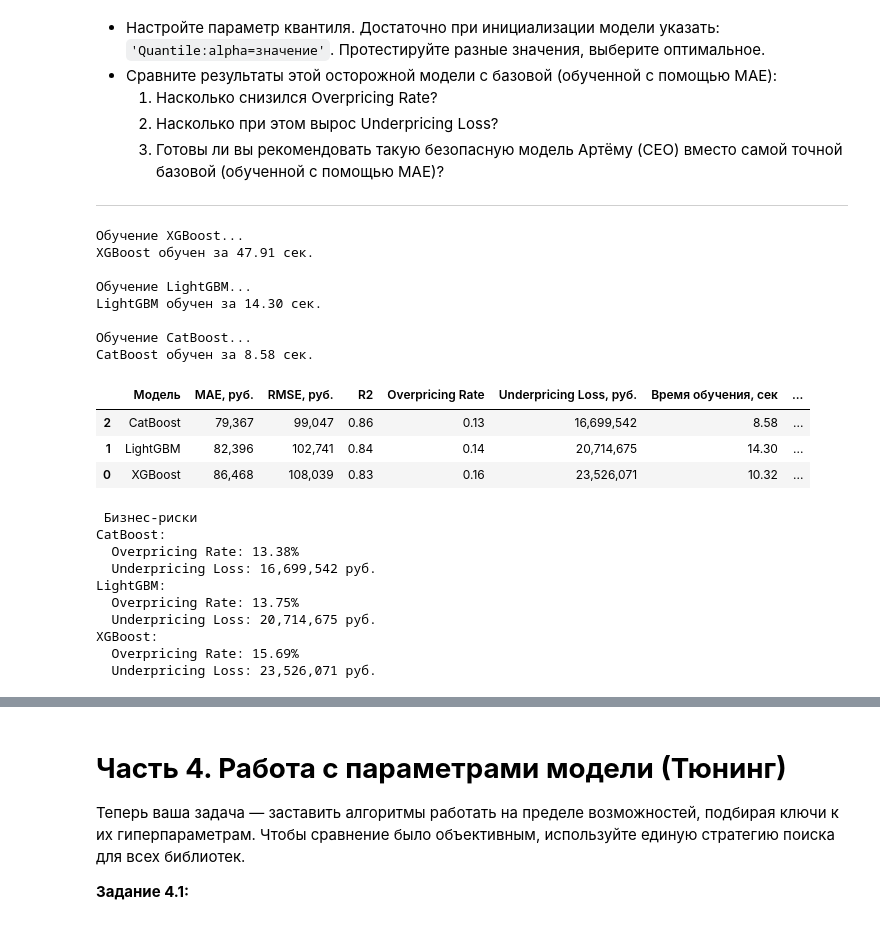
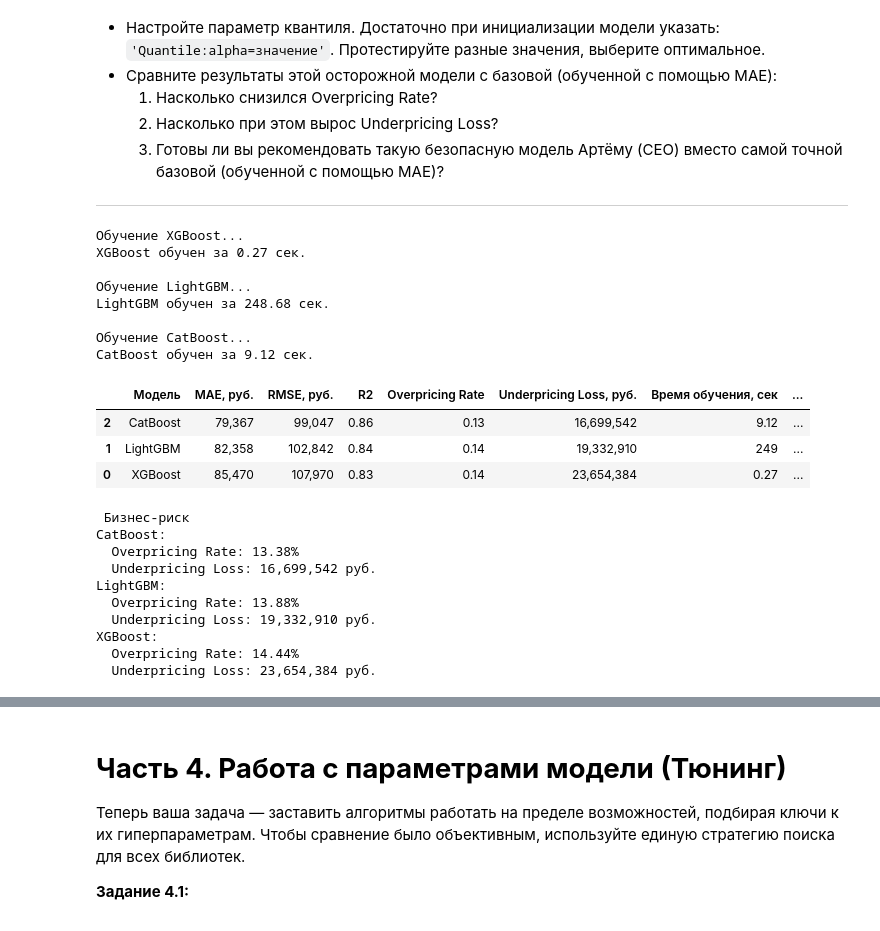
Before and after one commit to MllII/balance-auto-ml-evaluation, a Jupyter notebook: balance-auto-ml-evaluation.ipynb, the cells around one changed output, grey strips where cells are left out. Drawn from its saved outputs; the diff is of its cells as text; code cells hidden in the pictures.

```diff
--- a/balance-auto-ml-evaluation.ipynb
+++ b/balance-auto-ml-evaluation.ipynb
@@ -413,26 +807,28 @@ Underpricing Loss: 136,440,437 руб.
 
 ---
 # %%
+# Обучение моделей (Базовый турнир)
 # Словарь для сохранения результатов базовых моделей
 baseline_results = {}
 
 # 1. Обучение XGBoost
 print("Обучение XGBoost...")
 model_xgb = xgb.XGBRegressor(
-    objective='reg:pseudohubererror', # Гладкое приближение MAE для XGBoost
+    objective='reg:absoluteerror', # Чистый MAE (как требует ревьюер)
+    enable_categorical=True,       # Поддержка нативных категорий
+    tree_method='hist',            # Обязательно для нативных категорий
     random_state=RANDOM_SEED,
     n_jobs=-1
 )
 
 start_time = time.time()
-model_xgb.fit(X_train_ohe, y_train)
+model_xgb.fit(X_train_native, y_train)
 xgb_train_time = time.time() - start_time
 
 start_time = time.time()
-preds_xgb = model_xgb.predict(X_val_ohe)
+preds_xgb = model_xgb.predict(X_val_native)
 xgb_pred_time = time.time() - start_time
 
-# Сохраняем результаты
 baseline_results['XGBoost'] = {
     'preds': preds_xgb,
     'train_time': xgb_train_time,
@@ -451,11 +847,11 @@ model_lgb = lgb.LGBMRegressor(
 )
 
 start_time = time.time()
-model_lgb.fit(X_train_ohe, y_train)
+model_lgb.fit(X_train_native, y_train)
 lgb_train_time = time.time() - start_time
 
 start_time = time.time()
-preds_lgb = model_lgb.predict(X_val_ohe)
+preds_lgb = model_lgb.predict(X_val_native)
 lgb_pred_time = time.time() - start_time
 
 baseline_results['LightGBM'] = {
@@ -468,14 +864,13 @@ print(f"LightGBM обучен за {lgb_train_time:.2f} сек.\n")
 
 # 3. Обучение CatBoost
 print("Обучение CatBoost...")
-# Находим индексы категориальных признаков для CatBoost
 cat_features_idx = [X_train_cb.columns.get_loc(col) for col in cat_features]
 
 model_cb = CatBoostRegressor(
     loss_function='MAE',
     random_seed=RANDOM_SEED,
-    verbose=0, # Отключаем длинный вывод
-    cat_features=cat_features_idx # Передаем категориальные признаки
+    verbose=0,
+    cat_features=cat_features_idx
 )
 
 start_time = time.time()
@@ -494,15 +889,16 @@ baseline_results['CatBoost'] = {
 print(f"CatBoost обучен за {cb_train_time:.2f} сек.\n")
 # %% [output]
 Обучение XGBoost...
-XGBoost обучен за 47.91 сек.
+XGBoost обучен за 0.27 сек.
 
 Обучение LightGBM...
-LightGBM обучен за 14.30 сек.
+LightGBM обучен за 248.68 сек.
 
 Обучение CatBoost...
-CatBoost обучен за 8.58 сек.
+CatBoost обучен за 9.12 сек.
 # %%
-# 4. Функция для расчета всех метрик
+# Расчет метрик и сборка таблицы
+# Функция для расчета всех метрик (используем ту, что создали ранее)
 def evaluate_model(name, y_true, y_pred, train_time, pred_time):
     mae = mean_absolute_error(y_true, y_pred)
     rmse = np.sqrt(mean_squared_error(y_true, y_pred))
@@ -515,59 +911,47 @@ def evaluate_model(name, y_true, y_pred, train_time, pred_time):
         'MAE, руб.': mae,
         'RMSE, руб.': rmse,
         'R2': r2,
         'Overpricing Rate': over_rate,
         'Underpricing Loss, руб.': under_loss,
         'Время обучения, сек': train_time,
         'Время предсказания, сек': pred_time
     }
 
-# Собираем результаты
+# Собираем результаты заново (как требует ревьюер)
 results_list = []
-
 for model_name, data in baseline_results.items():
-    # Для XGBoost и LightGBM использовалась матрица OHE, для CatBoost — оригинальная
-    if model_name == 'CatBoost':
-        y_true = y_val
-    else:
-        y_true = y_val
-
     results_list.append(evaluate_model(
         model_name,
-        y_true,
+        y_val,
         data['preds'],
         data['train_time'],
         data['pred_time']
     ))
 
-# Создаем DataFrame и настраиваем форматирование
+# Создаем DataFrame и форматируем
 df_results = pd.DataFrame(results_list)
-
-# Применяем форматирование для красивого вывода
 pd.set_option('display.float_format', lambda x: f'{x:,.2f}' if abs(x) < 100 else f'{x:,.0f}')
-
-# Сортируем по MAE (от лучшего к худшему)
 df_results = df_results.sort_values(by='MAE, руб.')
 
 display(df_results)
 
-# Дополнительный вывод бизнес-метрик в процентах для наглядности
-print("\n Бизнес-риски ")
+print("\n Бизнес-риск")
 for index, row in df_results.iterrows():
     print(f"{row['Модель']}:")
     print(f"  Overpricing Rate: {row['Overpricing Rate']*100:.2f}%")
     print(f"  Underpricing Loss: {row['Underpricing Loss, руб.']:,.0f} руб.")
 # %% [output]
 |  | Модель | MAE, руб. | RMSE, руб. | R2 | Overpricing Rate | Underpricing Loss, руб. | Время обучения, сек | ... |
-| 2 | CatBoost | 79,367 | 99,047 | 0.86 | 0.13 | 16,699,542 | 8.58 | ... |
-| 1 | LightGBM | 82,396 | 102,741 | 0.84 | 0.14 | 20,714,675 | 14.30 | ... |
-| 0 | XGBoost | 86,468 | 108,039 | 0.83 | 0.16 | 23,526,071 | 10.32 | ... |
+| 2 | CatBoost | 79,367 | 99,047 | 0.86 | 0.13 | 16,699,542 | 9.12 | ... |
+| 1 | LightGBM | 82,358 | 102,842 | 0.84 | 0.14 | 19,332,910 | 249 | ... |
+| 0 | XGBoost | 85,470 | 107,970 | 0.83 | 0.14 | 23,654,384 | 0.27 | ... |
- Бизнес-риски
+ Бизнес-риск
 CatBoost:
   Overpricing Rate: 13.38%
   Underpricing Loss: 16,699,542 руб.
 LightGBM:
-  Overpricing Rate: 13.75%
-  Underpricing Loss: 20,714,675 руб.
+  Overpricing Rate: 13.88%
+  Underpricing Loss: 19,332,910 руб.
 XGBoost:
-  Overpricing Rate: 15.69%
-  Underpricing Loss: 23,526,071 руб.
+  Overpricing Rate: 14.44%
+  Underpricing Loss: 23,654,384 руб.
```
Also changed, not shown: parts of 102 cells of this notebook, 1 other file.
